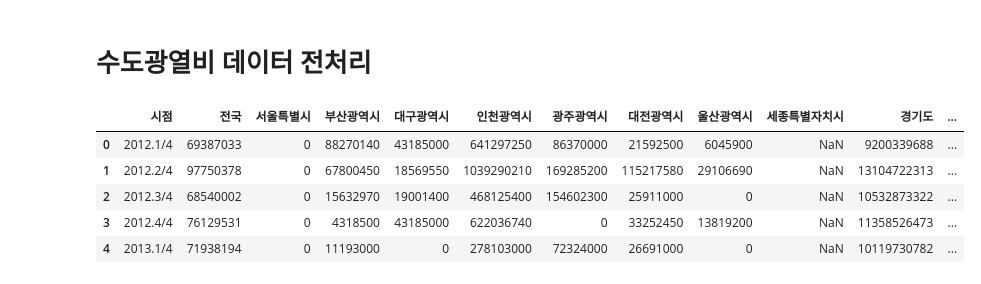
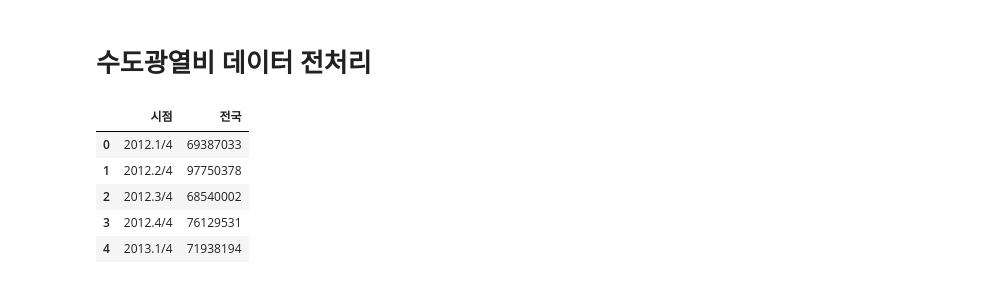
Before and after one commit to fin-special/chicken_price_prediction, a Jupyter notebook: 데이터전처리/hyebin.ipynb, the cells around one changed output. Drawn from its saved outputs; the diff is of its cells as text; code cells hidden in the pictures.

```diff
--- a/데이터전처리/hyebin.ipynb
+++ b/데이터전처리/hyebin.ipynb
@@ -748,11 +750,12 @@ df_final.corr()
 # 수도광열비 데이터 전처리
 # %%
 electronic_fee = pd.read_csv('./data/축산현황_수도광열비_2012_2021.csv')
+electronic_fee = electronic_fee[['시점','전국']]
 electronic_fee.head()
 # %% [output]
-|  | 시점 | 전국 | 서울특별시 | 부산광역시 | 대구광역시 | 인천광역시 | 광주광역시 | 대전광역시 | 울산광역시 | 세종특별자치시 | 경기도 | ... |
-| 0 | 2012.1/4 | 69387033 | 0 | 88270140 | 43185000 | 641297250 | 86370000 | 21592500 | 6045900 | NaN | 9200339688 | ... |
-| 1 | 2012.2/4 | 97750378 | 0 | 67800450 | 18569550 | 1039290210 | 169285200 | 115217580 | 29106690 | NaN | 13104722313 | ... |
-| 2 | 2012.3/4 | 68540002 | 0 | 15632970 | 19001400 | 468125400 | 154602300 | 25911000 | 0 | NaN | 10532873322 | ... |
-| 3 | 2012.4/4 | 76129531 | 0 | 4318500 | 43185000 | 622036740 | 0 | 33252450 | 13819200 | NaN | 11358526473 | ... |
-| 4 | 2013.1/4 | 71938194 | 0 | 11193000 | 0 | 278103000 | 72324000 | 26691000 | 0 | NaN | 10119730782 | ... |
+|  | 시점 | 전국 |
+| 0 | 2012.1/4 | 69387033 |
+| 1 | 2012.2/4 | 97750378 |
+| 2 | 2012.3/4 | 68540002 |
+| 3 | 2012.4/4 | 76129531 |
+| 4 | 2013.1/4 | 71938194 |
```
Also changed, not shown: parts of 9 cells of this notebook.
